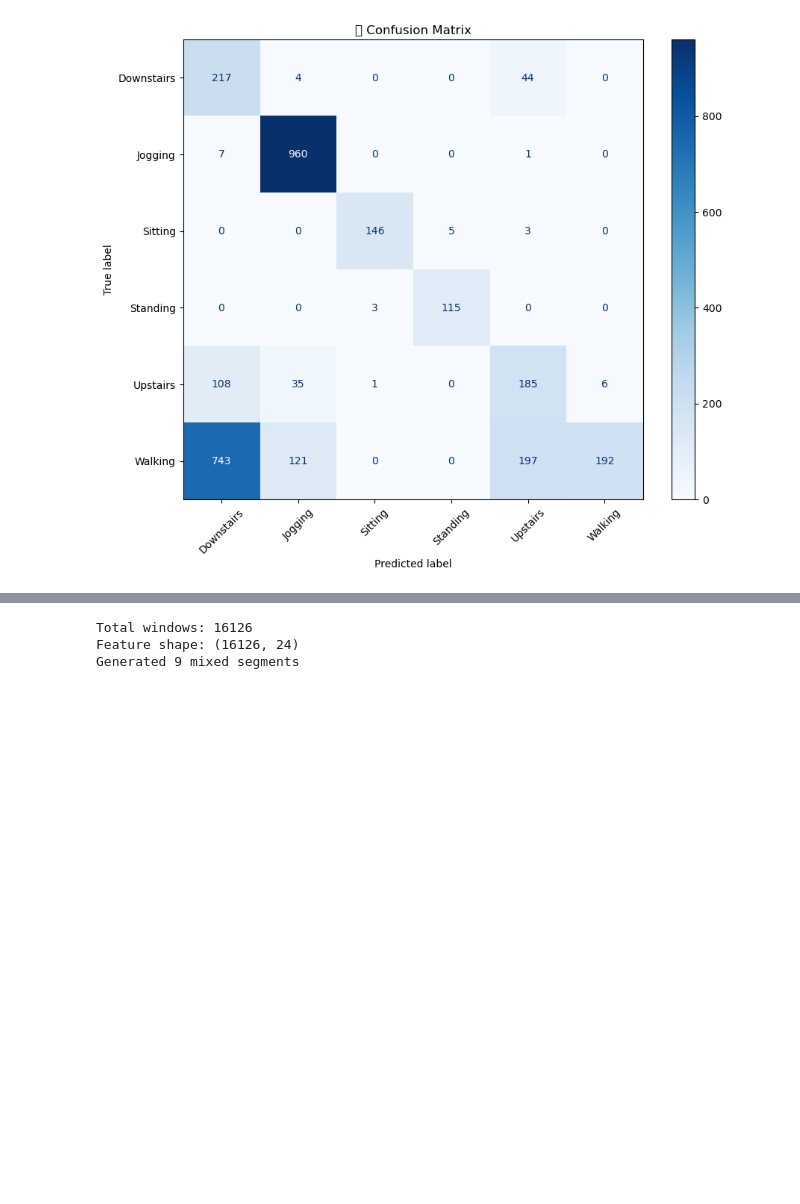
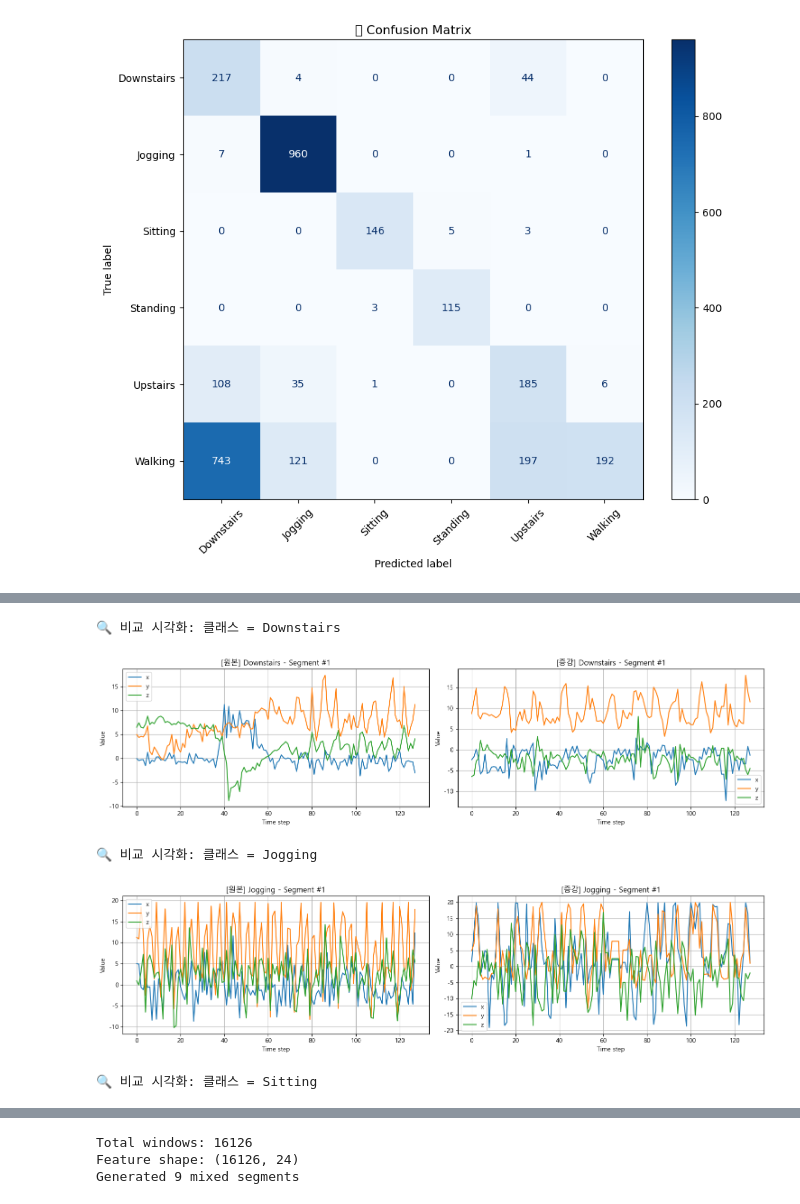
Before and after one commit to MyungKyuYi/HAR, a Jupyter notebook: DA_WISDM_0410.ipynb, the cells around one changed output, grey strips where cells are left out. Drawn from its saved outputs; the diff is of its cells as text; code cells hidden in the pictures; blank space fills up the shorter version.

```diff
--- a/DA_WISDM_0410.ipynb
+++ b/DA_WISDM_0410.ipynb
@@ -370,0 +352,10 @@ Name: count, dtype: int64
+# %%
+csv_path = "E:/dataset/HAR/WISDM/WISDM.csv"
+
+df = pd.read_csv(csv_path, index_col=0)
+df.columns = ['user', 'activity', 'timestamp', 'x', 'y', 'z']
+
+# 데이터 확인
+print(df.head())
+print("\n[📊 Activity 분포]")
+print(df['activity'].value_counts())
@@ -465,7 +474,7 @@ def apply_cutmix_per_class_fast(windows, labels, max_pairs=100):
     return np.array(mixed_segments), np.array(mixed_labels)
 
 # ✅ 전체 파이프라인
-def pipeline_cutmix_good_segments_per_class(df, window_size=128, stride=64, threshold=0.3):
+def pipeline_cutmix_good_segments_per_class(df, window_size=128, stride=64, threshold=0.1):
     windows, labels = create_windows(df, window_size, stride)
     print("슬라이딩 윈도우 완료")
 
@@ -482,7 +491,7 @@ def pipeline_cutmix_good_segments_per_class(df, window_size=128, stride=64, thre
 
 # ✅ 실행 및 저장
 if __name__ == "__main__":
-    mixed_segs, mixed_labels = pipeline_cutmix_good_segments_per_class(df_cleaned, threshold=0.3)
+    mixed_segs, mixed_labels = pipeline_cutmix_good_segments_per_class(df_cleaned, threshold=0.1)
 
     print("Mixed segments shape:", mixed_segs.shape)
     print("Labels shape:", mixed_labels.shape)
@@ -542,3 +552,69 @@ Jogging       12800
 Upstairs      12800
 Walking       12800
 Name: count, dtype: int64
+# %%
+df_time_aligned = df_time_aligned.rename(columns={"label": "activity"})
+# %%
+import matplotlib.pyplot as plt
+import pandas as pd
+import matplotlib.pyplot as plt
+import matplotlib.font_manager as fm
+
+# Windows 기준 맑은 고딕 설정
+plt.rcParams['font.family'] = 'Malgun Gothic'
+
+# 마이너스 깨짐 방지
+plt.rcParams['axes.unicode_minus'] = False
+def compare_segments_between_datasets(df1, df2, label_col='label', samples_per_class=1):
+    labels1 = df1[label_col].unique()
+    labels2 = df2[label_col].unique()
+    common_labels = sorted(set(labels1) & set(labels2))
+
+    for label in common_labels:
+        subset1 = df1[df1[label_col] == label].reset_index(drop=True)
+        subset2 = df2[df2[label_col] == label].reset_index(drop=True)
+
+        print(f"\n🔍 비교 시각화: 클래스 = {label}")
+
+        for i in range(samples_per_class):
+            start = i * 128
+            end = start + 128
+
+            seg1 = subset1.iloc[start:end]
+            seg2 = subset2.iloc[start:end]
+
+            plt.figure(figsize=(15, 4))
+
+            # 원본 or 전처리 데이터
+            plt.subplot(1, 2, 1)
+            plt.plot(seg1["x"].values, label="x")
+            plt.plot(seg1["y"].values, label="y")
+            plt.plot(seg1["z"].values, label="z")
+            plt.title(f"[원본] {label} - Segment #{i+1}")
+            plt.xlabel("Time step")
+            plt.ylabel("Value")
+            plt.legend()
+            plt.grid(True)
+
+            # 증강 데이터
+            plt.subplot(1, 2, 2)
+            plt.plot(seg2["x"].values, label="x")
+            plt.plot(seg2["y"].values, label="y")
+            plt.plot(seg2["z"].values, label="z")
+            plt.title(f"[증강] {label} - Segment #{i+1}")
+            plt.xlabel("Time step")
+            plt.ylabel("Value")
+            plt.legend()
+            plt.grid(True)
+
+            plt.tight_layout()
+            plt.show()
+
+# 예시 실행
+compare_segments_between_datasets(df_cleaned, df_time_aligned, label_col='activity', samples_per_class=1)
+# %% [output]
+🔍 비교 시각화: 클래스 = Downstairs
+[figure, added]
+🔍 비교 시각화: 클래스 = Jogging
+[figure, added]
+🔍 비교 시각화: 클래스 = Sitting
```
Also changed, not shown: parts of 12 cells of this notebook.
